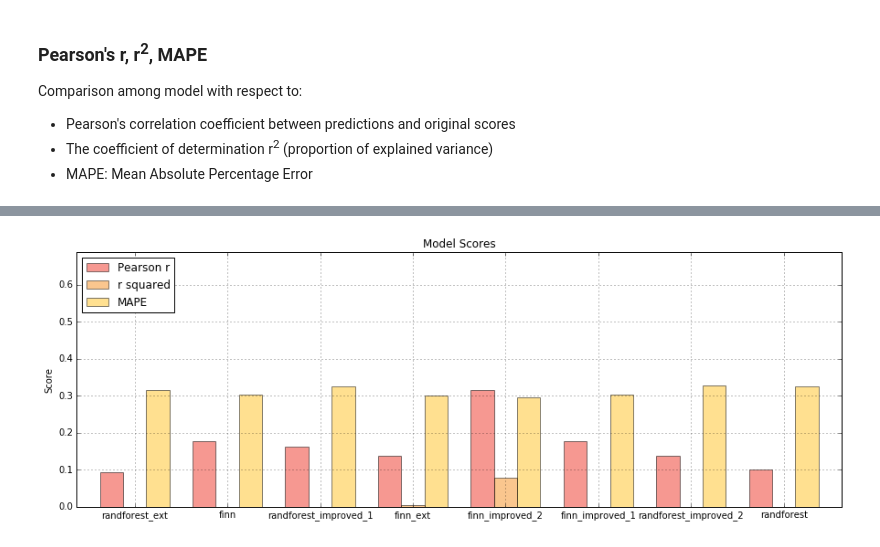
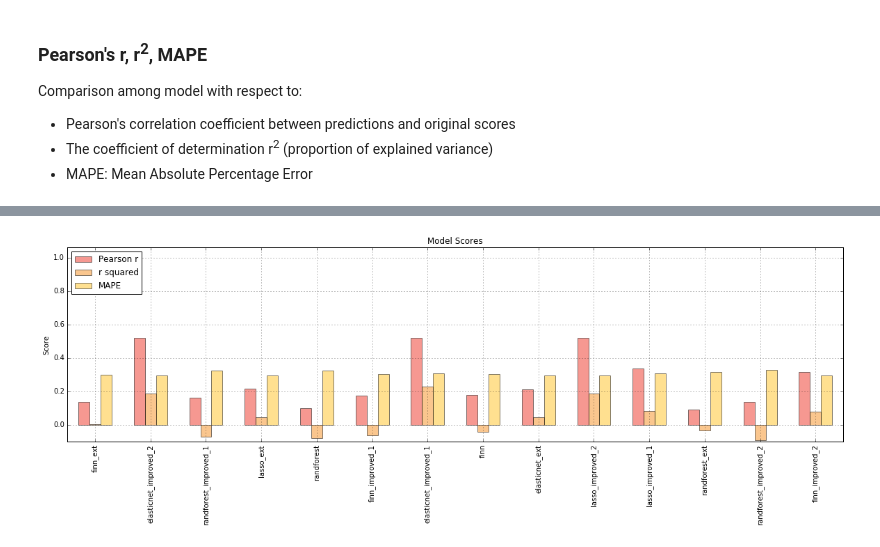
Before and after one commit to paola-g/iq_prediction, a Jupyter notebook: comparison.ipynb, the cells around one changed output, grey strips where cells are left out. Cells and saved outputs as stored; diff of their text form; code cells hidden in the pictures.

Commit message:
barplot scores

```diff
--- a/comparison.ipynb
+++ b/comparison.ipynb
@@ -129,6 +129,9 @@ randforest = sio.loadmat('res_randomforest.mat')
 randforest_ext = sio.loadmat('res_randomforest_ext.mat')
 randforest_improved_1 = sio.loadmat('res_randomforest_improved_1.mat')
 randforest_improved_2 = sio.loadmat('res_randomforest_improved_2.mat')
+elasticnet_ext = sio.loadmat('res_elasticnet_ext.mat')
+elasticnet_improved_1 = sio.loadmat('res_elasticnet_improved_1.mat')
+elasticnet_improved_2 = sio.loadmat('res_elasticnet_improved_2.mat')
 
 models = {}
 # %% [markdown]
@@ -263,0 +340,14 @@ plt.show()
+# %%
+y_true = np.ravel(elasticnet_improved_1['score'])
+y_pred = np.ravel(elasticnet_improved_1['res_lasso'])
+pe = percentage_error(y_true,y_pred)
+ape = absolute_percentage_error(y_true,y_pred)
+models['lasso_improved_1'] = (y_true,y_pred)
+plt.figure(figsize=(15, 10))
+plt.subplot(221)
+plot_hist(ape,25,'Lasso on Rest1 (improved preprocessing)','absolute percentage error %.4f' % np.mean(ape))
+plt.subplot(222)
+plot_scatter(y_true,ape,'score','absolute percentage error')
+plt.subplot(223)
+plot_scatter(y_true,pe,'score','percentage error')
+plt.show()
@@ -263,0 +356,14 @@ plt.show()
+# %%
+y_true = np.ravel(elasticnet_improved_2['score'])
+y_pred = np.ravel(elasticnet_improved_2['res_lasso'])
+pe = percentage_error(y_true,y_pred)
+ape = absolute_percentage_error(y_true,y_pred)
+models['lasso_improved_2'] = (y_true,y_pred)
+plt.figure(figsize=(15, 10))
+plt.subplot(221)
+plot_hist(ape,25,'Lasso on Rest2 (improved preprocessing)','absolute percentage error %.4f' % np.mean(ape))
+plt.subplot(222)
+plot_scatter(y_true,ape,'score','absolute percentage error')
+plt.subplot(223)
+plot_scatter(y_true,pe,'score','percentage error')
+plt.show()
@@ -297,13 +401,10 @@ print(df)
 # %%
-
-
-
 # Setting the positions and width for the bars
 pos = list(range(len(df['pearson r'])))
-width = 0.25
+width = 0.2
 
 # Plotting the bars
-fig, ax = plt.subplots(figsize=(15,5))
+fig, ax = plt.subplots(figsize=(20,5))
 
 # Create a bar with pre_score data,
 # in position pos,
@@ -339,33 +440,33 @@ plt.bar([p + width*2 for p in pos],
         #using df['post_score'] data,
         df['mape'],
         # of width
         width,
         # with alpha 0.5
         alpha=0.5,
         # with color
         color='#FFC222',
         # with label the third value in first_name
         label=df['model'][2])
 
 # Set the y axis label
 ax.set_ylabel('Score')
 
 # Set the chart's title
 ax.set_title('Model Scores')
 
 # Set the position of the x ticks
 ax.set_xticks([p + 1.5 * width for p in pos])
 
 # Set the labels for the x ticks
-ax.set_xticklabels(df['model'])
+ax.set_xticklabels(df['model'],rotation='vertical')
 
 # Setting the x-axis and y-axis limits
 plt.xlim(min(pos)-width, max(pos)+width*4)
-plt.ylim([0, max(df['pearson r'] + df['r squared'] + df['mape'])] )
+plt.ylim([-0.1, max(df['pearson r'] + df['r squared'] + df['mape'])] )
 
 # Adding the legend and showing the plot
 plt.legend(['Pearson r', 'r squared', 'MAPE'], loc='upper left')
 plt.grid()
 plt.show()
 # %% [output]
-[figure, old version]
+[figure, new version]
```
Also changed, not shown: parts of 18 cells of this notebook.
